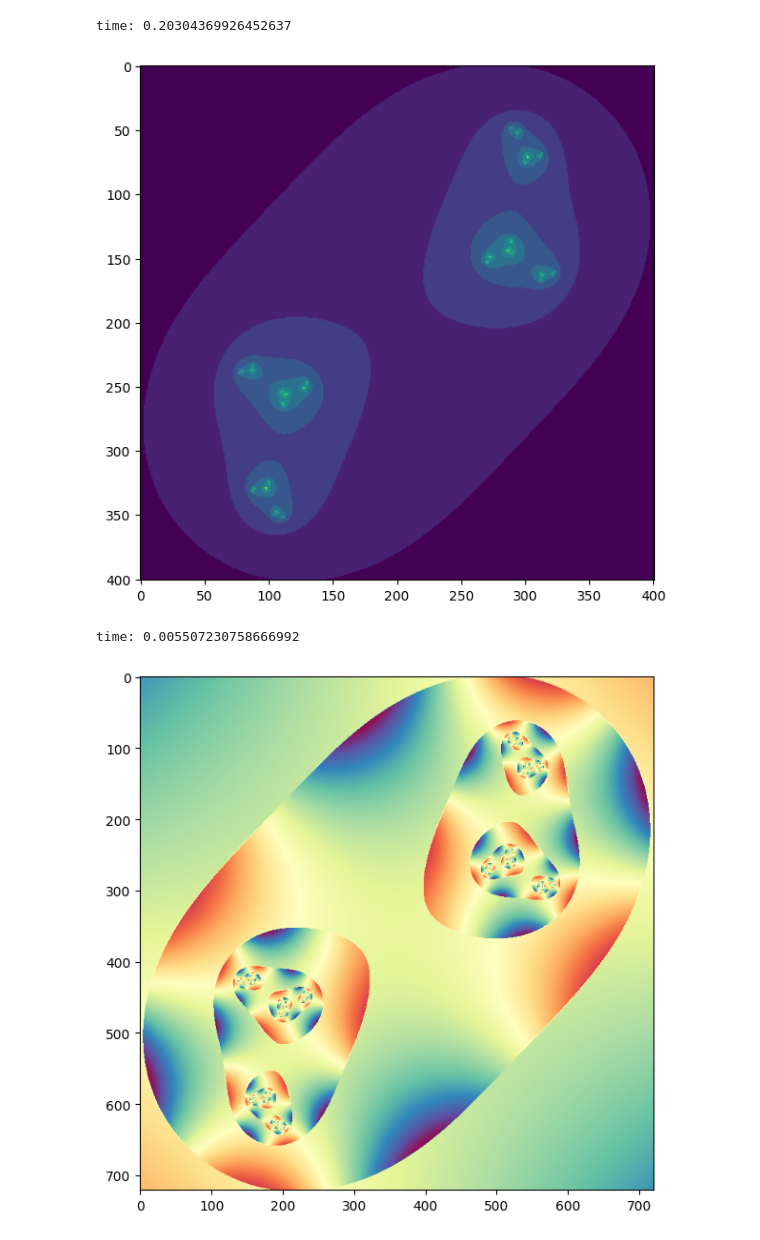
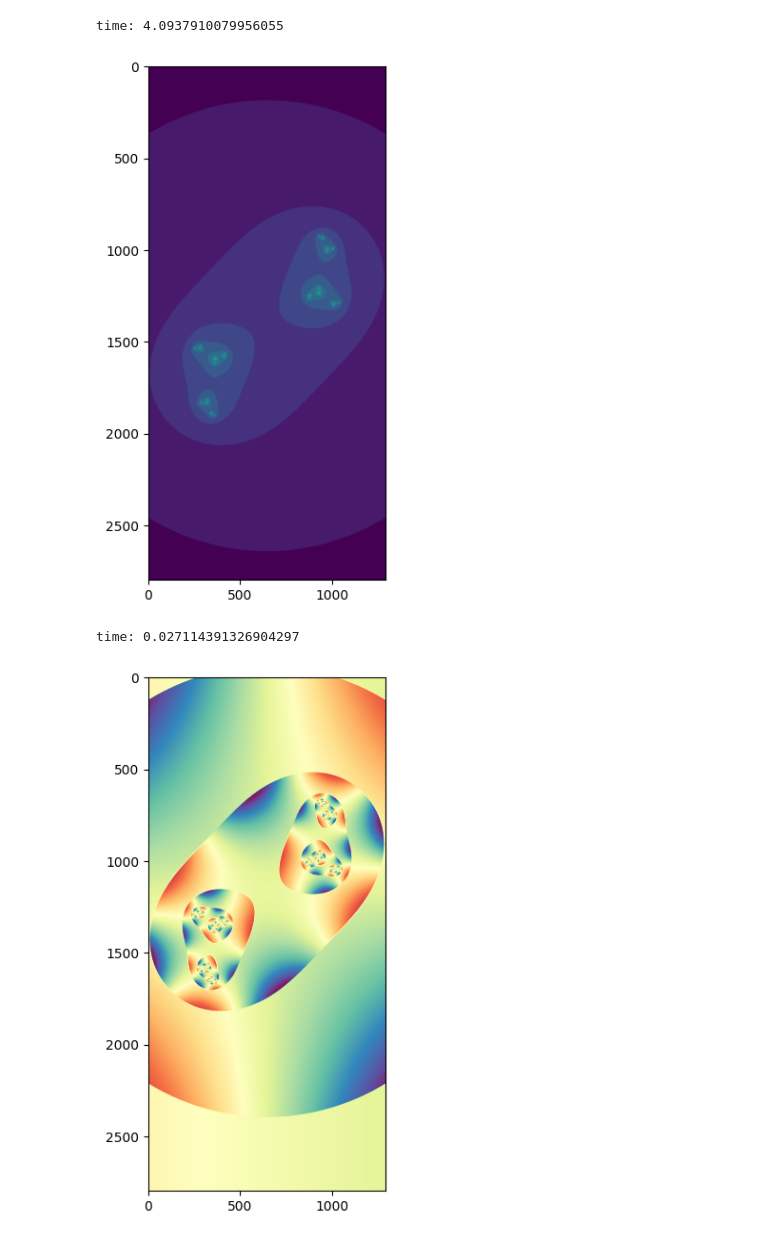
Before and after one commit to ksn38/cython_examples, a Jupyter notebook: Julia_set/Julia_imaginary.ipynb, the cells around one changed output. Saved outputs shown, nothing was run; the diff lists cells and outputs as text; code cells hidden in the pictures.

```diff
--- a/Julia_set/Julia_imaginary.ipynb
+++ b/Julia_set/Julia_imaginary.ipynb
@@ -37,13 +37,13 @@ time: 24.131380558013916
 [figure]
 # %%
-def calc_julia2(resolution, c, bound=2.1, z_max=4.0, n_max=1000):
+def calc_julia2(c, bound=2.1, z_max=4.0, n_max=1000):
 
-    step = 2.0 * bound / resolution
-    counts = np.zeros((resolution+1, resolution+1), dtype=np.int32)
+    step = 2.0 * bound / 1290
+    counts = np.zeros((2796+1, 1290+1), dtype=np.int32)
 
-    for i in range(resolution + 1):
-        real = -bound + i * step
-        for j in range(resolution + 1):
+    for i in range(2796 + 1):
+        real = -bound-2.5 + i * step
+        for j in range(1290 + 1):
             imag = -bound + j * step
             z = real + imag * 1j
             k = 0
@@ -56,21 +56,21 @@ def calc_julia2(resolution, c, bound=2.1, z_max=4.0, n_max=1000):
     return np.asarray(counts)
 # %%
 t1 = time.time()
-jl = calc_julia2(400, (-0.1 + 2j))
+jl = calc_julia2((-0.1 + 2j))
 print ("time:", time.time() - t1)
 
 plt.subplots()[0].set_size_inches(7, 7)
 plt.imshow(jl)
 plt.show()
 # %% [output]
-time: 0.20304369926452637
+time: 4.0937910079956055
-[figure, old version]
+[figure, new version]
 # %%
 import Julia_c_im
 from matplotlib.colors import LinearSegmentedColormap
 
 t1 = time.time()
-jl = Julia_c_im.calc_julia(720, (-0.1 + 2j))
+jl = Julia_c_im.calc_julia((-0.1 + 2j))
 print ("time:", time.time() - t1)
 
 colors = [
@@ -94,7 +94,7 @@ plt.subplots()[0].set_size_inches(7, 7)
 plt.imshow((jl), cmap=my_cmap)
 plt.show()
 # %% [output]
-time: 0.005507230758666992
+time: 0.027114391326904297
-[figure, old version]
+[figure, new version]
 # %%
 def plot1(i, real, img, my_cmap):
```
Also changed, not shown: parts of 5 cells of this notebook, 4 other files.
